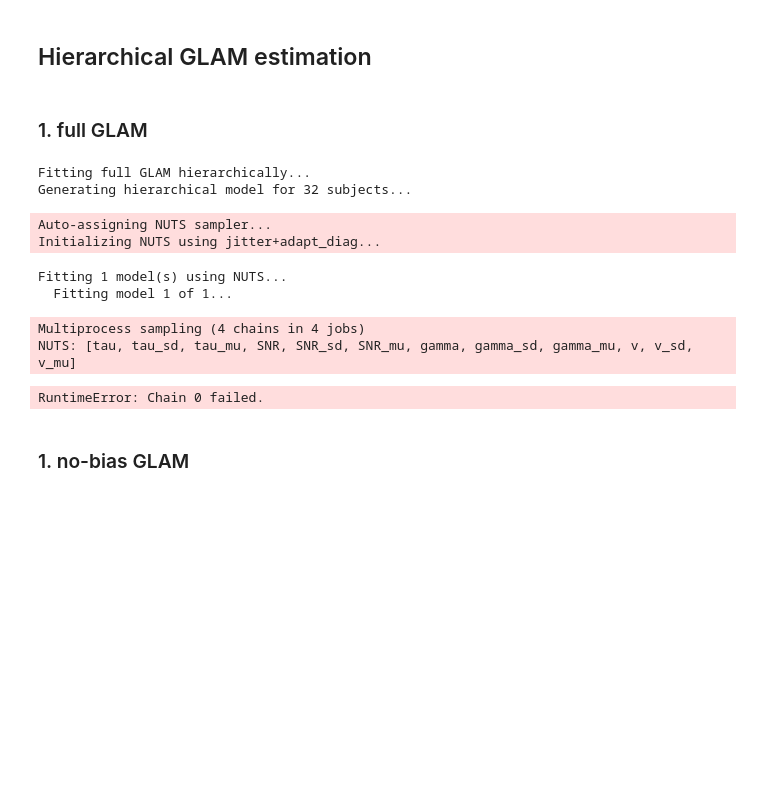
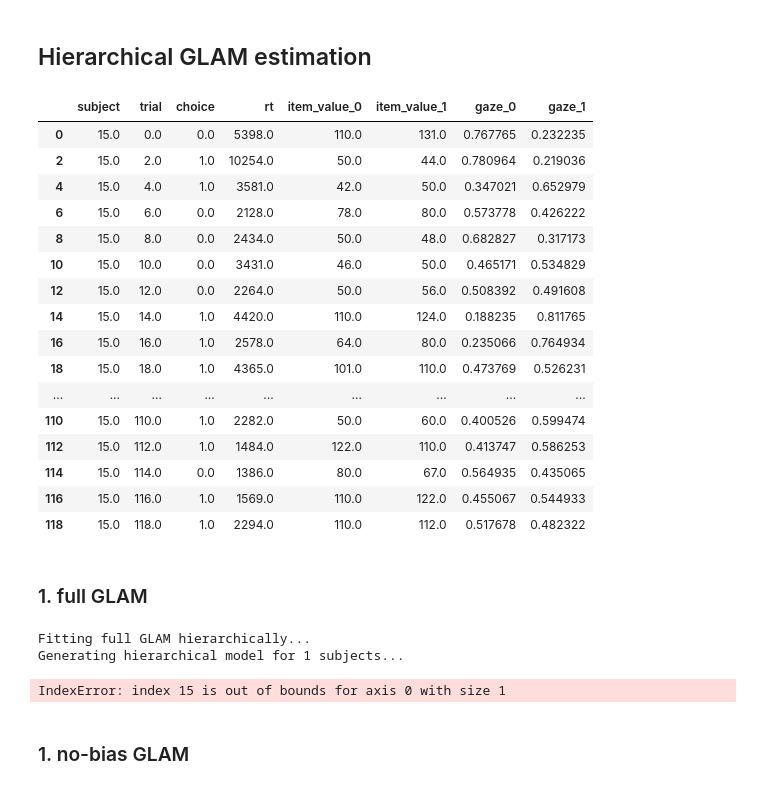
Before and after one commit to pradysepulveda/glamDDM_PF2019, a Jupyter notebook: PF2019_GLAM_hierarchical_out_of_sample_More_NoBin_NUTS_33.ipynb, the cells around one changed output. Cells and saved outputs as stored; diff of their text form; code cells hidden in the pictures; blank space fills up the shorter version.

Commit message:
individual models

```diff
--- a/PF2019_GLAM_hierarchical_out_of_sample_More_NoBin_NUTS_33.ipynb
+++ b/PF2019_GLAM_hierarchical_out_of_sample_More_NoBin_NUTS_33.ipynb
@@ -78,29 +77,43 @@ train_data
 # %% [markdown]
 ## Hierarchical GLAM estimation
+# %%
+train_data1
+# %% [output]
+|  | subject | trial | choice | rt | item_value_0 | item_value_1 | gaze_0 | gaze_1 |
+| 0 | 15.0 | 0.0 | 0.0 | 5398.0 | 110.0 | 131.0 | 0.767765 | 0.232235 |
+| 2 | 15.0 | 2.0 | 1.0 | 10254.0 | 50.0 | 44.0 | 0.780964 | 0.219036 |
+| 4 | 15.0 | 4.0 | 1.0 | 3581.0 | 42.0 | 50.0 | 0.347021 | 0.652979 |
+| 6 | 15.0 | 6.0 | 0.0 | 2128.0 | 78.0 | 80.0 | 0.573778 | 0.426222 |
+| 8 | 15.0 | 8.0 | 0.0 | 2434.0 | 50.0 | 48.0 | 0.682827 | 0.317173 |
+| 10 | 15.0 | 10.0 | 0.0 | 3431.0 | 46.0 | 50.0 | 0.465171 | 0.534829 |
+| 12 | 15.0 | 12.0 | 0.0 | 2264.0 | 50.0 | 56.0 | 0.508392 | 0.491608 |
+| 14 | 15.0 | 14.0 | 1.0 | 4420.0 | 110.0 | 124.0 | 0.188235 | 0.811765 |
+| 16 | 15.0 | 16.0 | 1.0 | 2578.0 | 64.0 | 80.0 | 0.235066 | 0.764934 |
+| 18 | 15.0 | 18.0 | 1.0 | 4365.0 | 101.0 | 110.0 | 0.473769 | 0.526231 |
+| ... | ... | ... | ... | ... | ... | ... | ... | ... |
+| 110 | 15.0 | 110.0 | 1.0 | 2282.0 | 50.0 | 60.0 | 0.400526 | 0.599474 |
+| 112 | 15.0 | 112.0 | 1.0 | 1484.0 | 122.0 | 110.0 | 0.413747 | 0.586253 |
+| 114 | 15.0 | 114.0 | 0.0 | 1386.0 | 80.0 | 67.0 | 0.564935 | 0.435065 |
+| 116 | 15.0 | 116.0 | 1.0 | 1569.0 | 110.0 | 122.0 | 0.455067 | 0.544933 |
+| 118 | 15.0 | 118.0 | 1.0 | 2294.0 | 110.0 | 112.0 | 0.517678 | 0.482322 |
 # %% [markdown]
 ### 1. full GLAM
 # %%
 # Fitting full GLAM
 print('Fitting full GLAM hierarchically...')
 
-glam_full = glam.GLAM(train_data)
+glam_full = glam.GLAM(train_data1)
 
 if not os.path.exists(str('results/estimates/glam_PF2019_full_hierarchical_cv'+sufix+'.npy')):
-    glam_full.make_model('hierarchical', gamma_bounds=(-10, 1), t0_val=0)
-    glam_full.fit(method='NUTS', tune=1000)
+    glam_full.make_model('hierarchical', gamma_bounds=(-1, 1), t0_val=0)
+    glam_full.fit(method='ADVI', n_advi=200000)
 else:
     print('  Found old parameter estimates in "results/estimates". Skipping estimation...')
     glam_full.estimates = np.load(str('results/estimates/glam_PF2019_full_hierarchical_cv'+sufix+'.npy'))
 # %% [output]
 Fitting full GLAM hierarchically...
-Generating hierarchical model for 32 subjects...
+Generating hierarchical model for 1 subjects...
-Auto-assigning NUTS sampler...
-Initializing NUTS using jitter+adapt_diag...
+IndexError: index 15 is out of bounds for axis 0 with size 1
-Fitting 1 model(s) using NUTS...
-  Fitting model 1 of 1...
-Multiprocess sampling (4 chains in 4 jobs)
-NUTS: [tau, tau_sd, tau_mu, SNR, SNR_sd, SNR_mu, gamma, gamma_sd, gamma_mu, v, v_sd, v_mu]
-RuntimeError: Chain 0 failed.
 # %%
 # Save parameter estimates
 np.save(str('results/estimates/glam_PF2019_nobias_hierarchical_cv'+sufix+'.npy'), glam_full.estimates)
```
Also changed, not shown: parts of 2 cells of this notebook, 9 other files.
